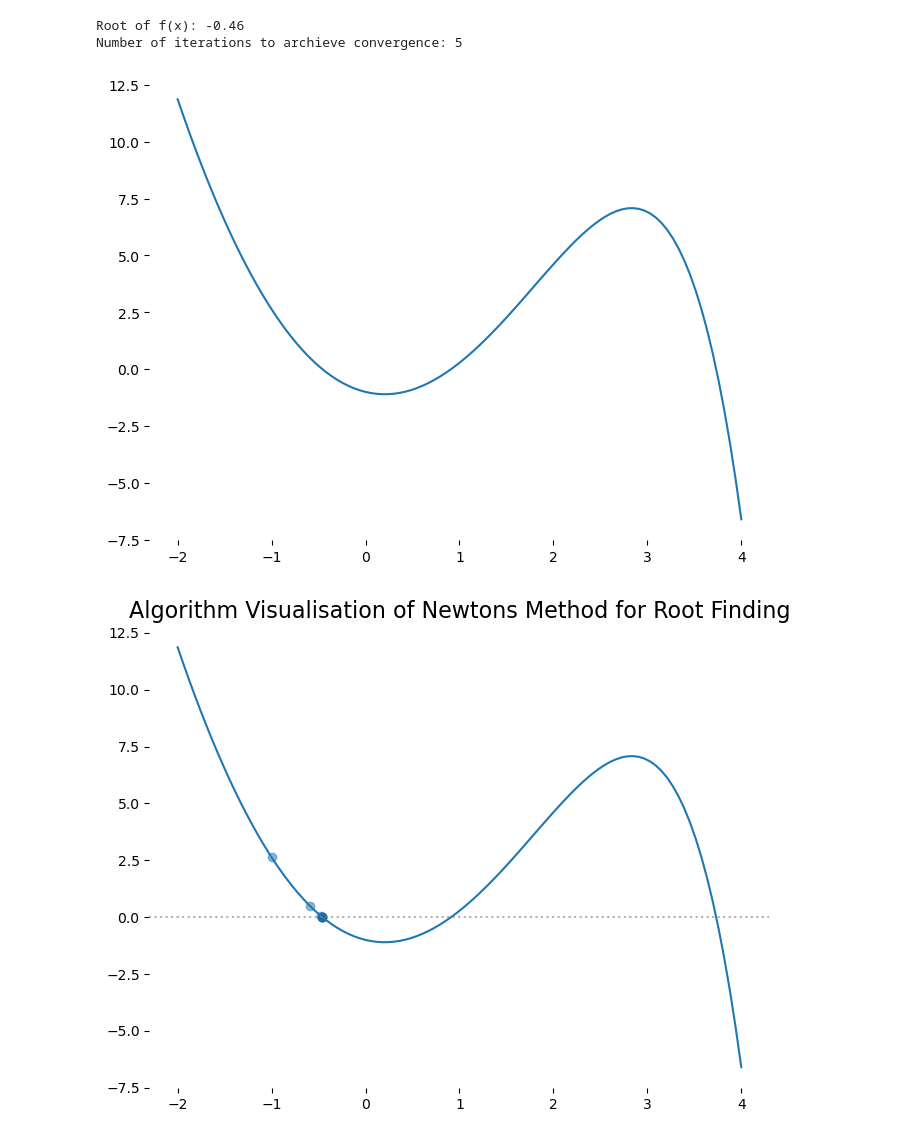
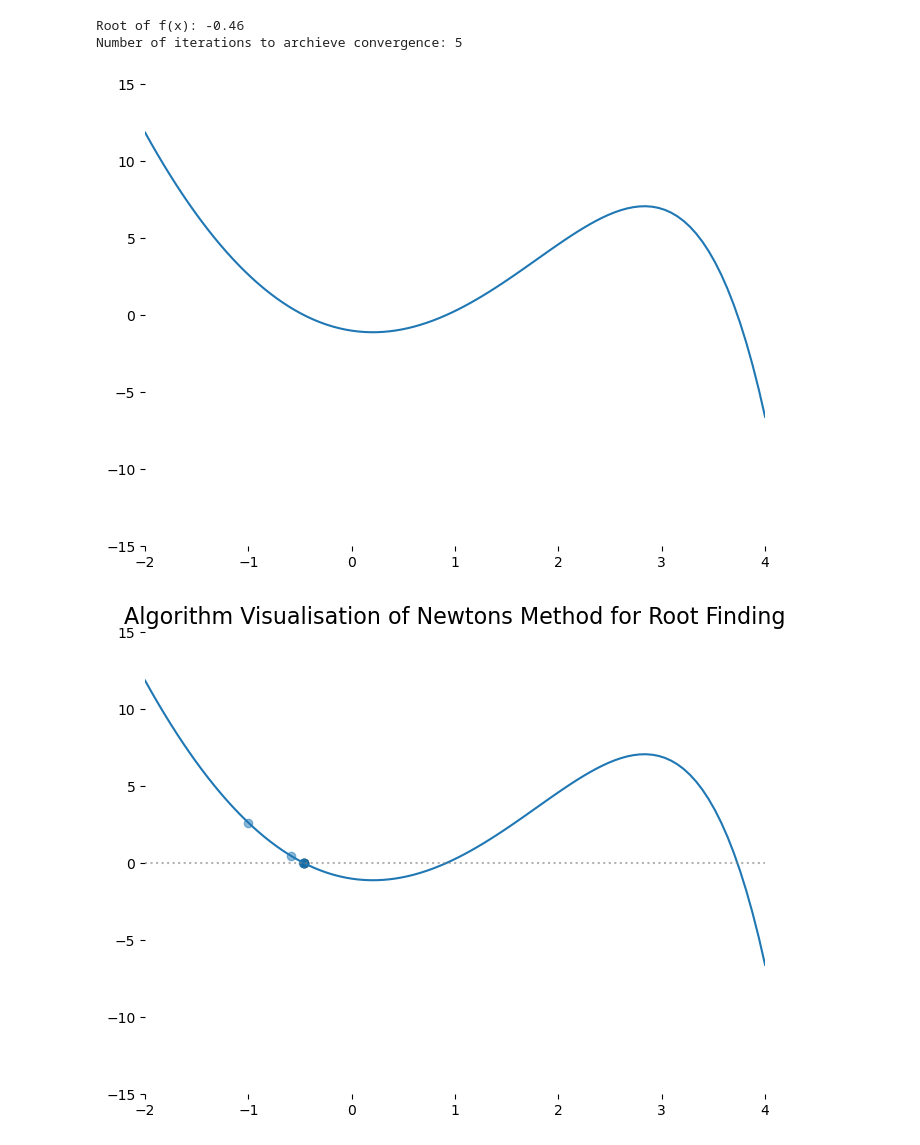
Before and after one commit to Fraekfyr91/ex-class-6-7, a Jupyter notebook: workshop 10/Workshop 10.ipynb, the cells around one changed output. Saved outputs shown, nothing was run; the diff lists cells and outputs as text; code cells hidden in the pictures.

```diff
--- a/workshop 10/Workshop 10.ipynb
+++ b/workshop 10/Workshop 10.ipynb
@@ -113,7 +113,8 @@ def plotting_function(x, y, x_label =None, y_label =None, title = None, label_si
 
     if show_zero:
         ax.axhline(y=0, color='grey', linestyle=':', alpha= 0.6)
-
+    ax.set_ylim((-15,15))
+    ax.set_xlim((min(x), max(x)))
     # titles and labels
     ax.set_xlabel(x_label, fontsize=label_size, fontweight='bold')
     ax.set_ylabel(y_label, fontsize=label_size, fontweight='bold')
@@ -129,8 +130,17 @@ def plotting_function(x, y, x_label =None, y_label =None, title = None, label_si
 # %%
 plotting_function(x,f(x))
 # %% [output]
-[figure, old version]
+[figure, new version]
 # %%
-plotting_function(x,f(x), x_label = None, y_label =None, title = 'Algorithm Visualisation of Newtons Method for Root Finding', label_size = None, title_size = 16, show_zero = True, solution = x0, iterations = trials)
+plotting_function(x,
+                  f(x),
+                  x_label = None,
+                  y_label =None,
+                  title = 'Algorithm Visualisation of Newtons Method for Root Finding',
+                  label_size = None,
+                  title_size = 16,
+                  show_zero = True,
+                  solution = x0,
+                  iterations = trials)
 # %% [output]
-[figure, old version]
+[figure, new version]
```
Also changed, not shown: parts of 1 cell of this notebook.
